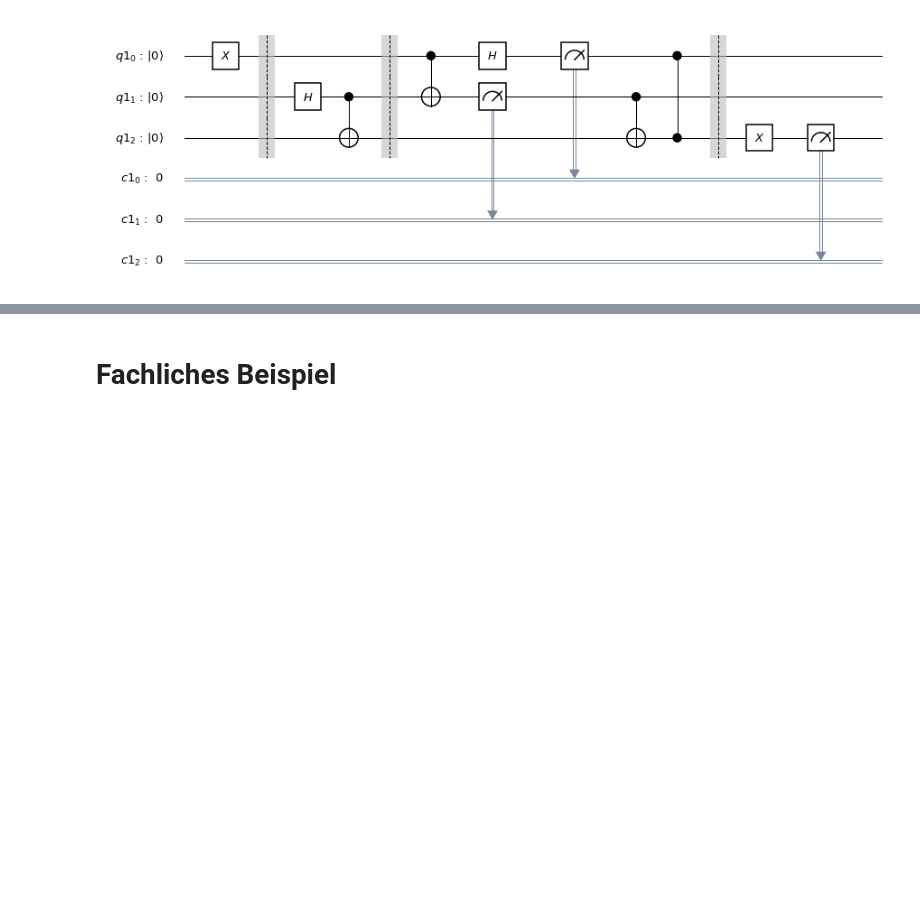
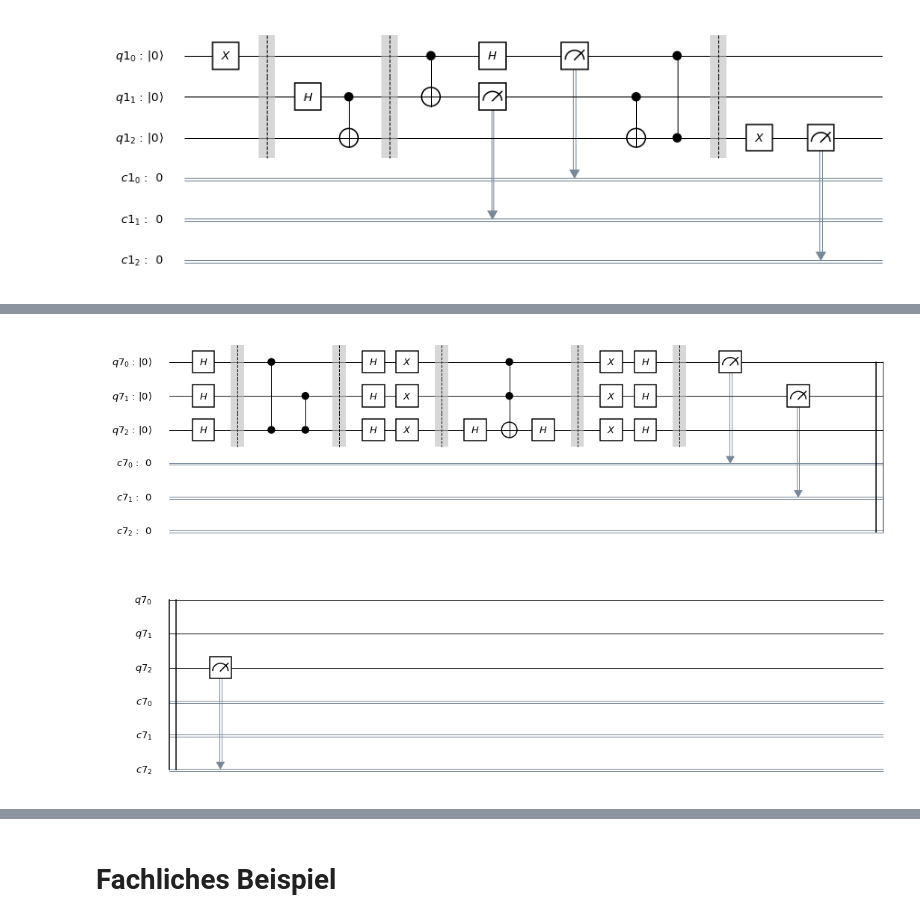
Before and after one commit to jzakotnik/quantum-tutorial, a Jupyter notebook: 1 - basic properties.ipynb, the cells around one changed output, grey strips where cells are left out. Saved outputs shown, nothing was run; the diff lists cells and outputs as text; code cells hidden in the pictures; blank space fills up the shorter version.

```diff
--- a/1 - basic properties.ipynb
+++ b/1 - basic properties.ipynb
@@ -194,0 +230,26 @@ plot_histogram(measurement_result)
+# %%
+barriers = True
+
+qr = QuantumRegister(3)
+cr = ClassicalRegister(3)
+
+groverCircuit = QuantumCircuit(qr,cr)
+groverCircuit.h(qr)
+
+if barriers:
+    groverCircuit.barrier()
+
+phase_oracle(groverCircuit, qr)
+
+if barriers:
+    groverCircuit.barrier()
+
+inversion_about_average(groverCircuit, qr, 3, barriers)
+
+if barriers:
+    groverCircuit.barrier()
+
+groverCircuit.measure(qr,cr)
+groverCircuit.draw(output="mpl")
+# %% [output]
+[figure, added]
```
Also changed, not shown: parts of 9 cells of this notebook.
